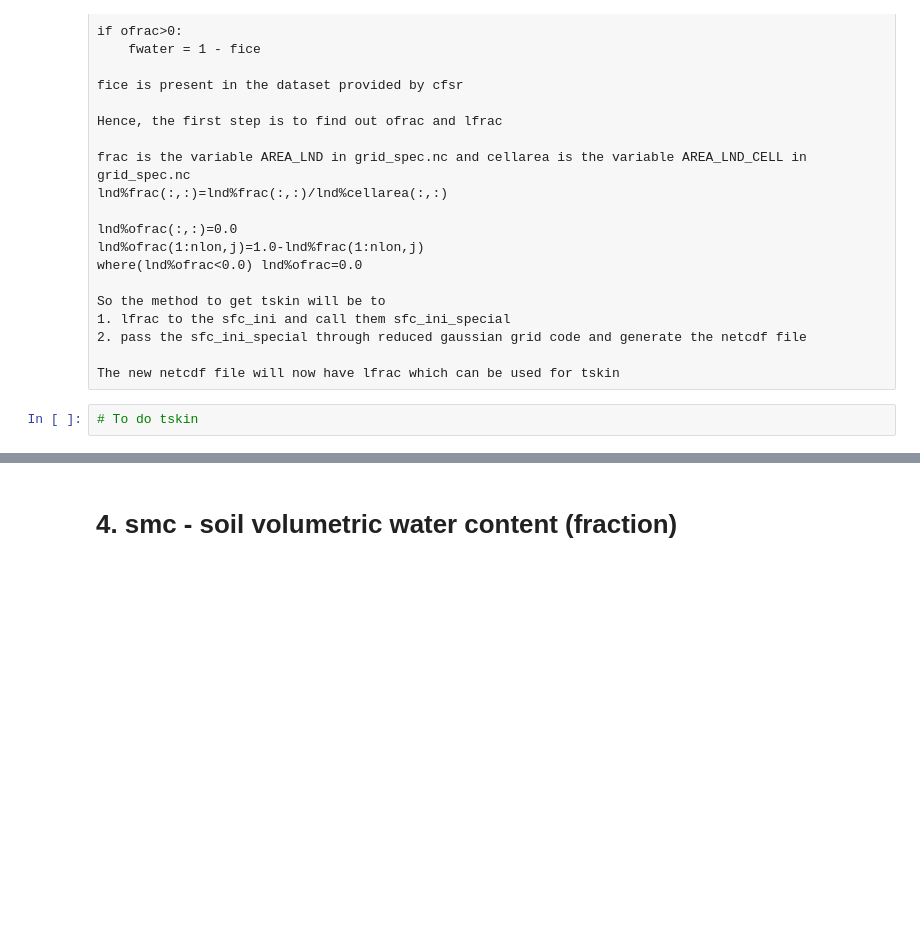
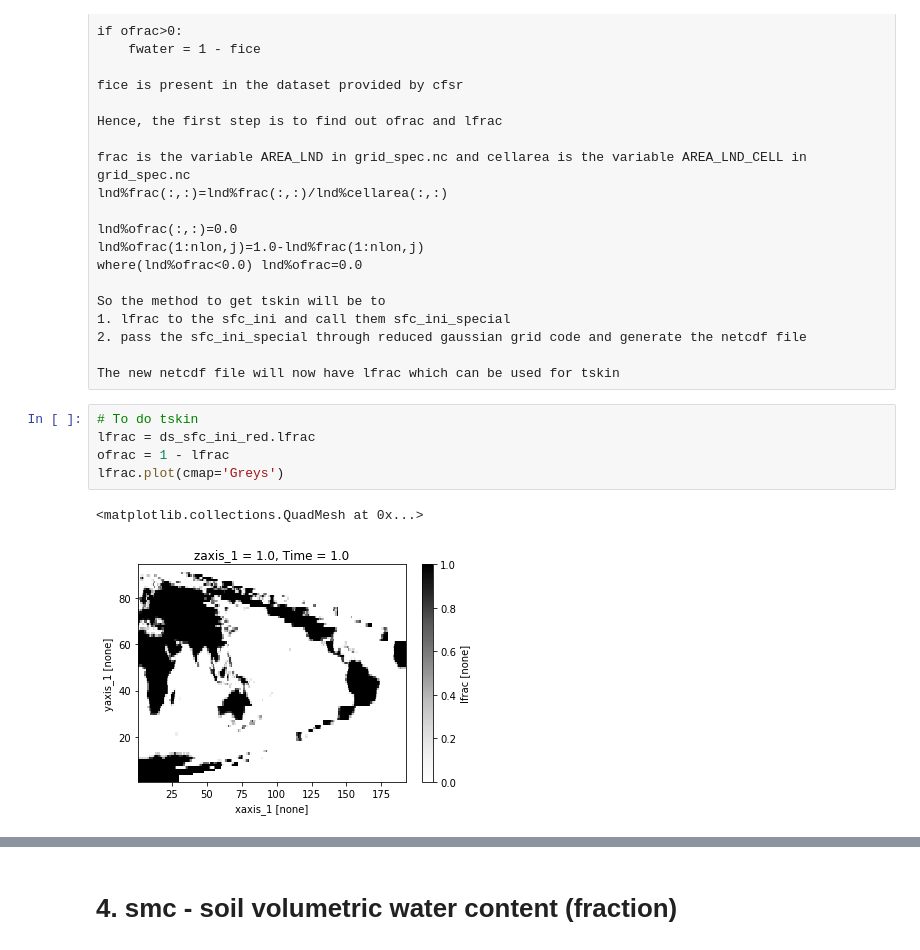
Before and after one commit to manmeet3591/python_class, a Jupyter notebook: xarray_tutorial/analyse_compare_surface_restart.ipynb, the cells around one changed output, grey strips where cells are left out. Drawn from its saved outputs; the diff is of its cells as text; blank space fills up the shorter version.

```diff
--- a/xarray_tutorial/analyse_compare_surface_restart.ipynb
+++ b/xarray_tutorial/analyse_compare_surface_restart.ipynb
@@ -119,5 +159,11 @@ So the method to get tskin will be to
 2. pass the sfc_ini_special through reduced gaussian grid code and generate the netcdf file
 
 The new netcdf file will now have lfrac which can be used for tskin
-# %%
-# To do tskin
+# %%
+# To do tskin
+lfrac = ds_sfc_ini_red.lfrac
+ofrac = 1 - lfrac
+lfrac.plot(cmap='Greys')
+# %% [output]
+<matplotlib.collections.QuadMesh at 0x...>
+[figure, added]
```
Also changed, not shown: parts of 48 cells of this notebook.
